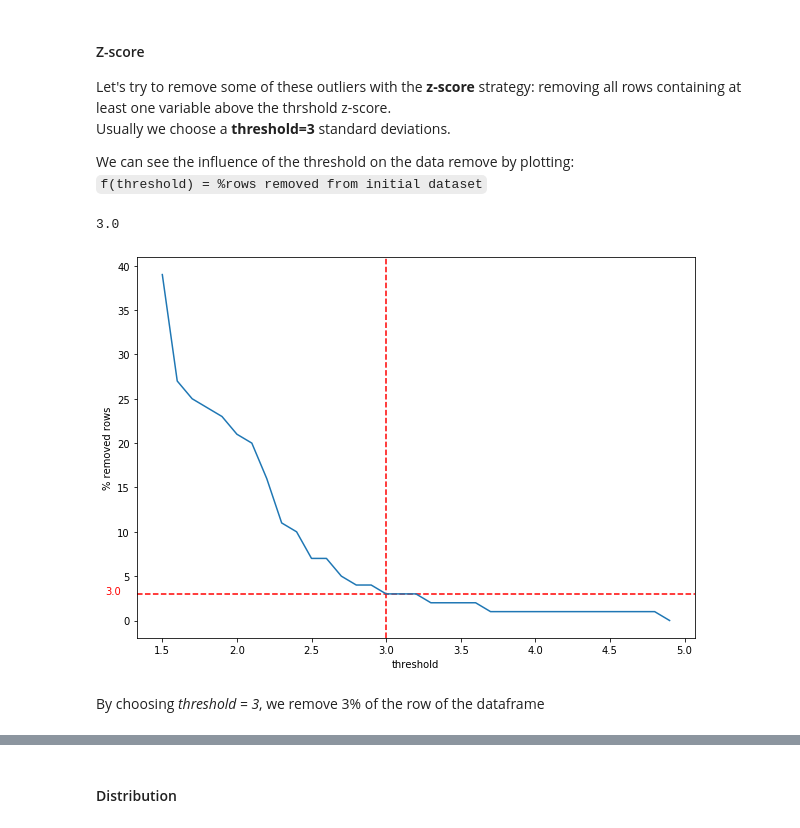
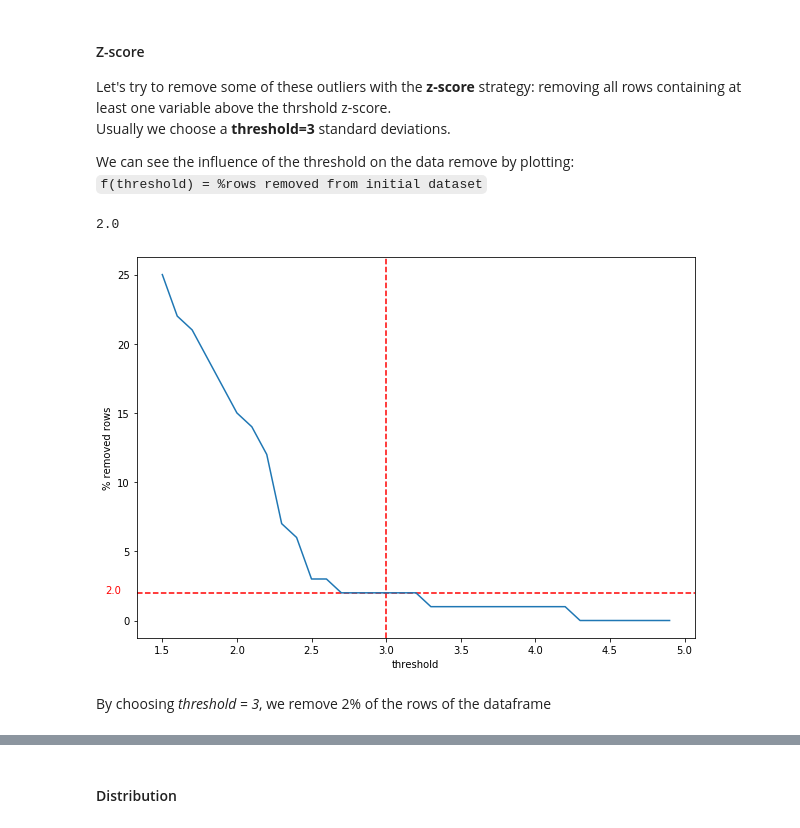
Before and after one commit to lohiermichael/house-prices-prediction, a Jupyter notebook: notebooks/2.with_main_variables.ipynb, the cells around one changed output, grey strips where cells are left out. Drawn from its saved outputs; the diff is of its cells as text; code cells hidden in the pictures.

Commit message:
Calculate IQR score for numerical variables

````diff
--- a/notebooks/2.with_main_variables.ipynb
+++ b/notebooks/2.with_main_variables.ipynb
@@ -122,2 +115,4 @@ data.head()
+# %%
+data_numerical = data[numerical_variables]
 # %%
 plt.figure(figsize=(5,10))
@@ -132,28 +127,28 @@ Let's try to remove some of these outliers with the **z-score** strategy: removi
 We can see the influence of the threshold on the data remove by plotting: <br>
 ```f(threshold) = %rows removed from initial dataset```
 # %%
-z = np.abs(stats.zscore(data))
+z = np.abs(stats.zscore(data_numerical))
 thresholds = np.around(np.arange(1.5, 5.0, 0.1), 2)
 percents_removed_rows = []
 for threshold in thresholds:
-    cleaned_data = data[(z < threshold).all(axis=1)]
-    percent_removed_rows = round(1 - len(cleaned_data)/len(data), 2) * 100
+    cleaned_data_numerical = data_numerical[(z < threshold).all(axis=1)]
+    percent_removed_rows = round(1 - len(cleaned_data_numerical)/len(data_numerical), 2) * 100
     if threshold == 3.0:
         percent_removed_rows_3 = percent_removed_rows
-    cleaned_data = data[(z < threshold).all(axis=1)]
+    cleaned_data_numerical = data_numerical[(z < threshold).all(axis=1)]
     percents_removed_rows.append(percent_removed_rows)
 
 
 print(percent_removed_rows_3)
 plt.figure(figsize=(10, 7))
 plt.axvline(x=3, linestyle='--', color='red')
 plt.axhline(y=percent_removed_rows_3, linestyle='--', color='red')
 plt.text(x=1.12, y=percent_removed_rows_3, s=f'{round(percent_removed_rows_3, 2)}', color = 'red')
 plt.xlabel('threshold')
 plt.ylabel(f'% removed rows')
 ax = plt.plot(thresholds, percents_removed_rows)
 # %% [output]
-3.0
+2.0
-[figure, old version]
+[figure, new version]
 # %% [markdown]
-By choosing *threshold = 3*, we remove 3% of the row of the dataframe
+By choosing *threshold = 3*, we remove 2% of the rows of the dataframe
````
Also changed, not shown: parts of 10 cells of this notebook.
